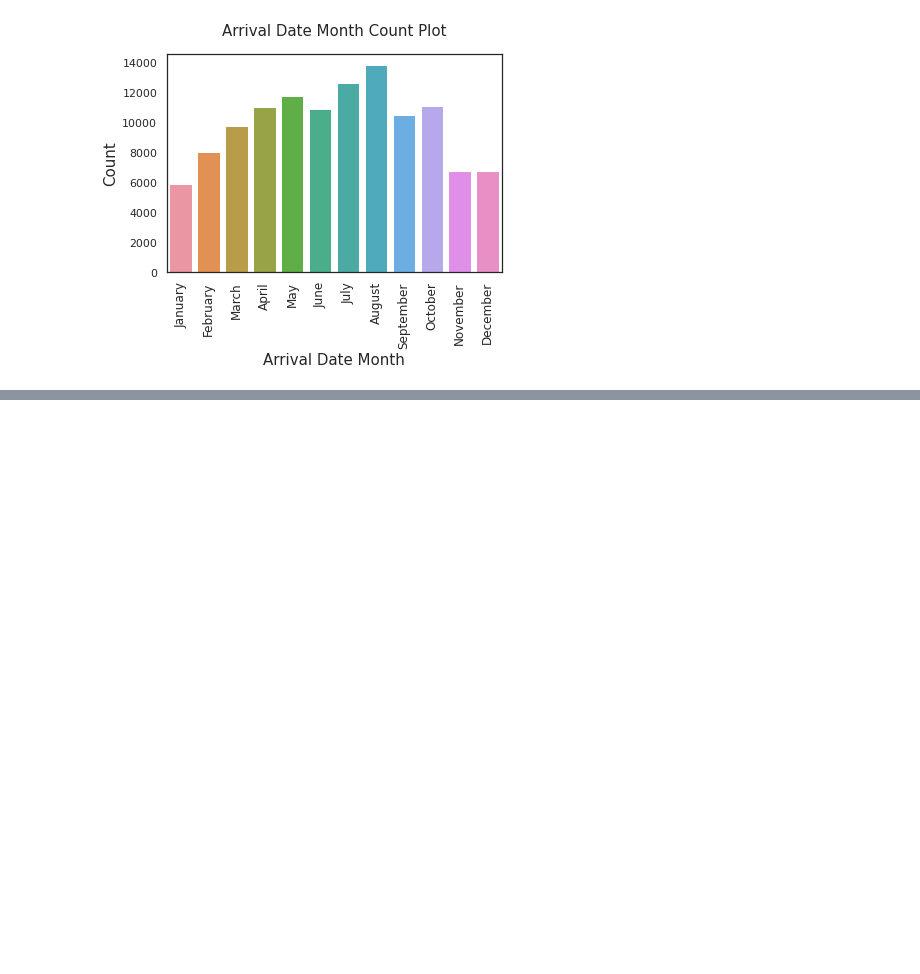
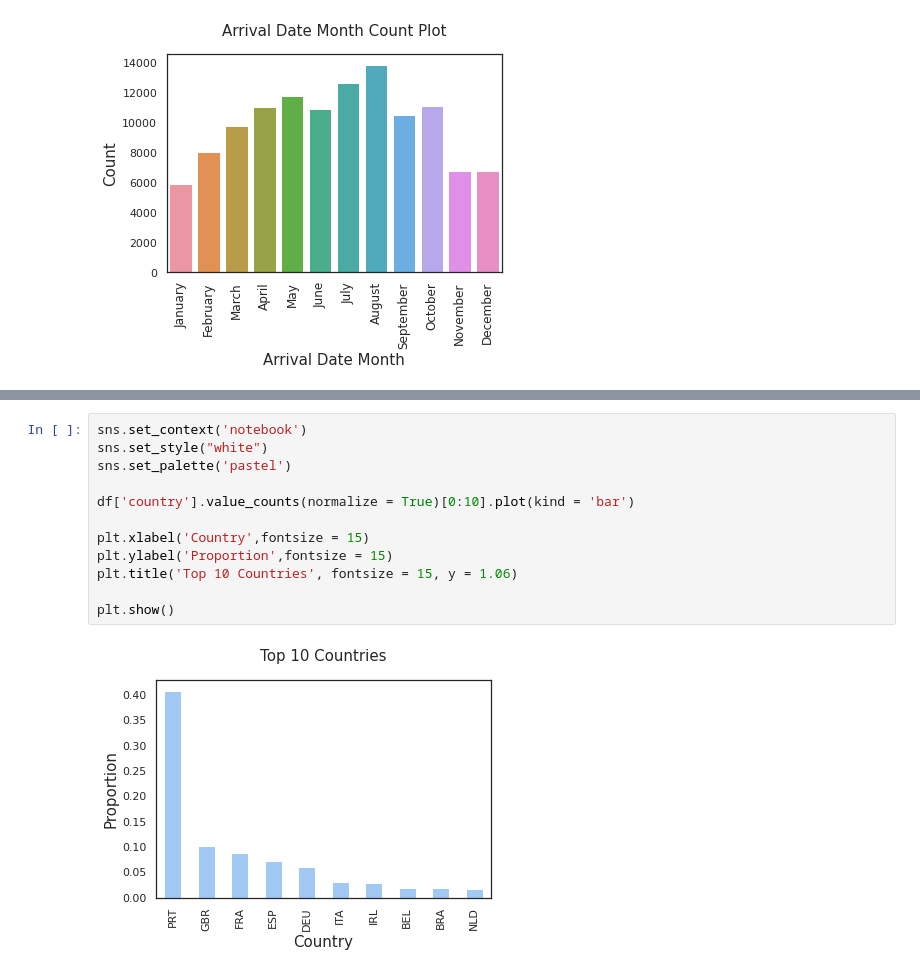
Before and after one commit to ishjadhav/EDA_hotel_booking, a Jupyter notebook: Hotel_Booking_Analysis.ipynb, the cells around one changed output, grey strips where cells are left out. Drawn from its saved outputs; the diff is of its cells as text; blank space fills up the shorter version.

```diff
--- a/Hotel_Booking_Analysis.ipynb
+++ b/Hotel_Booking_Analysis.ipynb
@@ -376,0 +401,14 @@ plt.show()
+# %%
+sns.set_context('notebook')
+sns.set_style("white")
+sns.set_palette('pastel')
+
+df['country'].value_counts(normalize = True)[0:10].plot(kind = 'bar')
+
+plt.xlabel('Country',fontsize = 15)
+plt.ylabel('Proportion',fontsize = 15)
+plt.title('Top 10 Countries', fontsize = 15, y = 1.06)
+
+plt.show()
+# %% [output]
+[figure, added]
```
Also changed, not shown: parts of 38 cells of this notebook.
